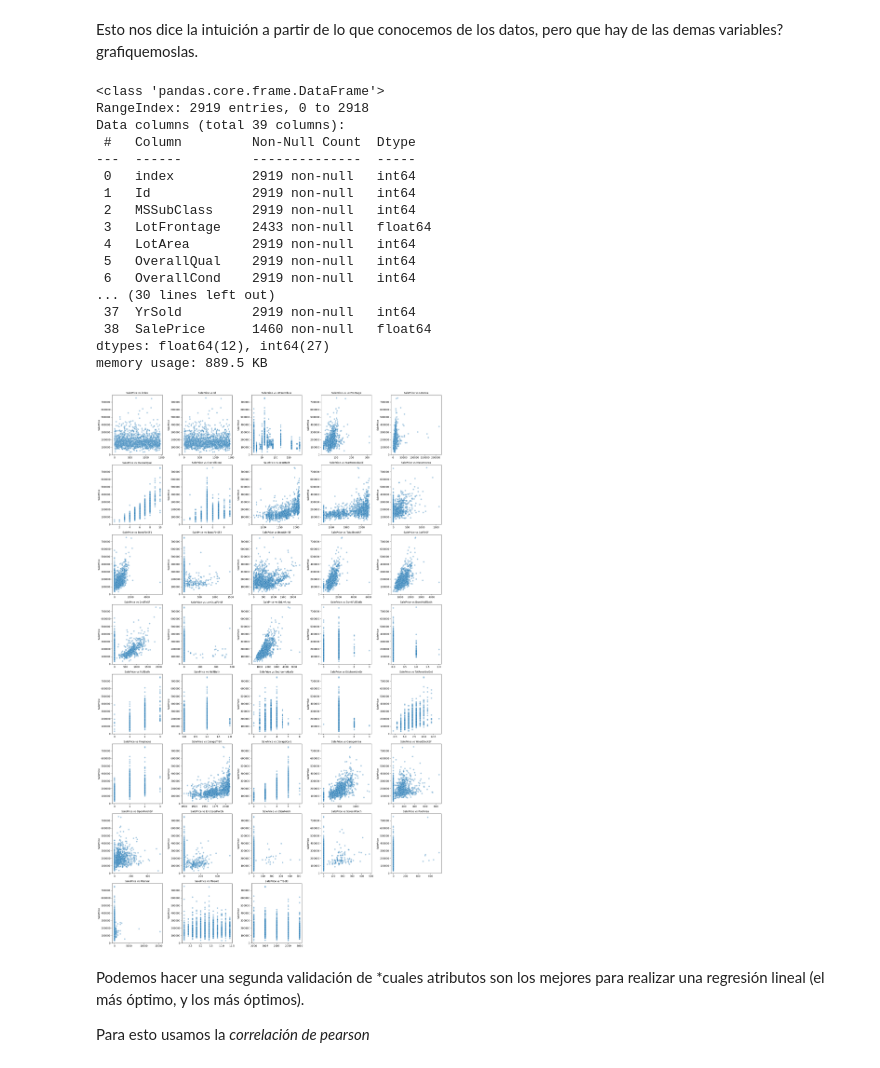
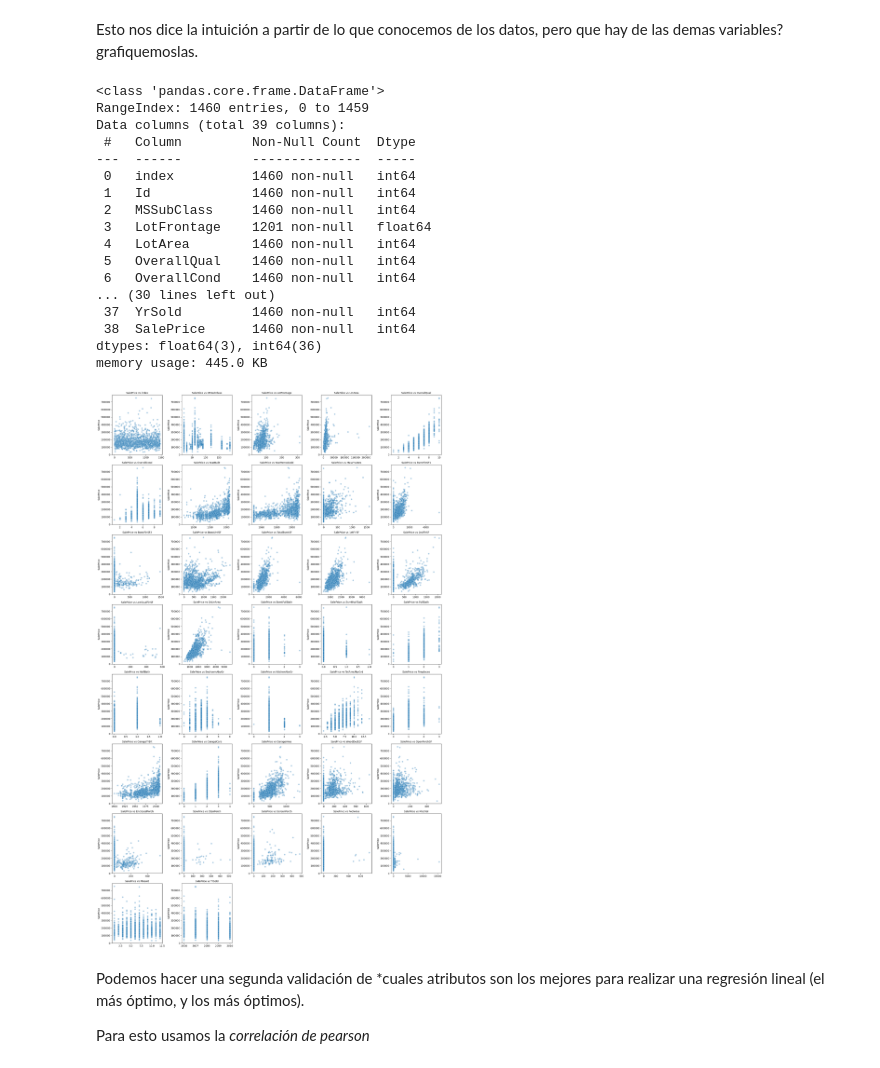
Before and after one commit to Samaelthecreator/Data-Science, a Jupyter notebook: Proyectos/Sector inmobiliario/Sector inmobiliario.ipynb, the cells around one changed output. Drawn from its saved outputs; the diff is of its cells as text; code cells hidden in the pictures.

```diff
--- a/Proyectos/Sector inmobiliario/Sector inmobiliario.ipynb
+++ b/Proyectos/Sector inmobiliario/Sector inmobiliario.ipynb
@@ -125,7 +125,7 @@ Los tipos de datos numericos son
 - *int64* -> Discretos
 - *float64* -> Flotantes
 # %%
-df_cuantitativo = df_sector_inmobiliario.select_dtypes(include=['int64','float64'])
+df_cuantitativo = df_entrenamiento.select_dtypes(include=['int64','float64'])
 
 df_cuantitativo.columns
 # %% [output]
@@ -225,52 +223,54 @@ df_cuantitativo.reset_index(inplace = True)
 df_cuantitativo.info()
 # %% [output]
 <class 'pandas.core.frame.DataFrame'>
-RangeIndex: 2919 entries, 0 to 2918
+RangeIndex: 1460 entries, 0 to 1459
 Data columns (total 39 columns):
  #   Column         Non-Null Count  Dtype
 ---  ------         --------------  -----
- 0   index          2919 non-null   int64
- 1   Id             2919 non-null   int64
- 2   MSSubClass     2919 non-null   int64
- 3   LotFrontage    2433 non-null   float64
- 4   LotArea        2919 non-null   int64
- 5   OverallQual    2919 non-null   int64
- 6   OverallCond    2919 non-null   int64
+ 0   index          1460 non-null   int64
+ 1   Id             1460 non-null   int64
+ 2   MSSubClass     1460 non-null   int64
+ 3   LotFrontage    1201 non-null   float64
+ 4   LotArea        1460 non-null   int64
+ 5   OverallQual    1460 non-null   int64
+ 6   OverallCond    1460 non-null   int64
 ... (30 lines left out)
- 37  YrSold         2919 non-null   int64
- 38  SalePrice      1460 non-null   float64
-dtypes: float64(12), int64(27)
-memory usage: 889.5 KB
+ 37  YrSold         1460 non-null   int64
+ 38  SalePrice      1460 non-null   int64
+dtypes: float64(3), int64(36)
+memory usage: 445.0 KB
 # %%
 import math
 
+df_cuantitativo.drop(columns = ['Id'], inplace = True)
 atributos = df_cuantitativo.drop("SalePrice", axis = 1)
+
 
 #Determinamos cuantas columnas tendremos en nuestra malla
 n_cols = 5
 n_rows = math.ceil(len(atributos)/n_cols)
 
 #Creamos el lienzo
 fig, axes = plt.subplots(n_rows,n_cols,figsize= (20, n_rows*4))
 axes = axes.flatten()       # Convertimos la matriz de ejes en una lista simple para iterar
 
 for j, col in enumerate(atributos):
     sns.scatterplot(data = df_cuantitativo, x = col , y = 'SalePrice' ,ax = axes[j] , alpha = 0.4)
 
     #Estetica para evitar amontonamiento
     axes[j].set_title(f"SalePrice vs {col}",fontsize = 10)
     axes[j].set_xlabel('')
     axes[j].set_xlabel('')
 
 #Eliminamos cuadros que sobren
 
 for j in range(j + 1, len(axes)):
     fig.delaxes(axes[j])
 
 plt.tight_layout()
 plt.show()
 # %% [output]
-[figure, old version]
+[figure, new version]
 # %% [markdown]
 Podemos hacer una segunda validación de *cuales atributos son los mejores para realizar una regresión lineal (el más óptimo, y los más óptimos).
 
```
Also changed, not shown: parts of 23 cells of this notebook, 1 other file.
